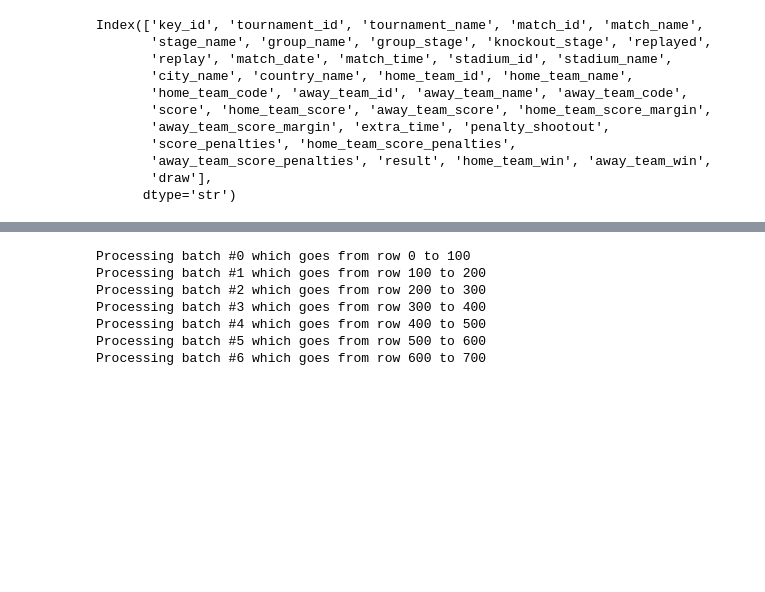
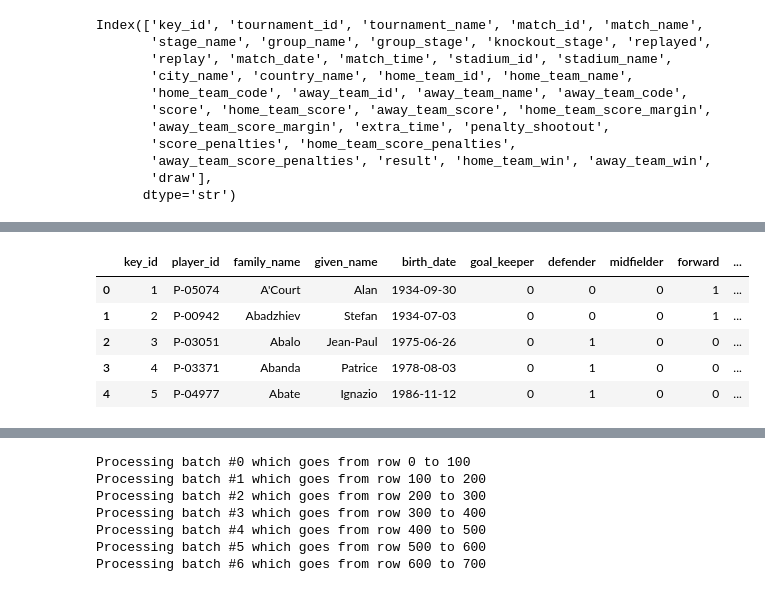
Before and after one commit to romannjoroge/AIEngineering, a Jupyter notebook: Projects/FIFACompetition/generate_training_data.ipynb, the cells around one changed output, grey strips where cells are left out. Cells and saved outputs as stored; diff of their text form; code cells hidden in the pictures; blank space fills up the shorter version.

```diff
--- a/Projects/FIFACompetition/generate_training_data.ipynb
+++ b/Projects/FIFACompetition/generate_training_data.ipynb
@@ -95,0 +140,10 @@ matches_later_1970.shape
+# %%
+players = pd.read_csv('players.csv')
+players.head()
+# %% [output]
+|  | key_id | player_id | family_name | given_name | birth_date | goal_keeper | defender | midfielder | forward | ... |
+| 0 | 1 | P-05074 | A'Court | Alan | 1934-09-30 | 0 | 0 | 0 | 1 | ... |
+| 1 | 2 | P-00942 | Abadzhiev | Stefan | 1934-07-03 | 0 | 0 | 0 | 1 | ... |
+| 2 | 3 | P-03051 | Abalo | Jean-Paul | 1975-06-26 | 0 | 1 | 0 | 0 | ... |
+| 3 | 4 | P-03371 | Abanda | Patrice | 1978-08-03 | 0 | 1 | 0 | 0 | ... |
+| 4 | 5 | P-04977 | Abate | Ignazio | 1986-11-12 | 0 | 1 | 0 | 0 | ... |
```
Also changed, not shown: parts of 14 cells of this notebook, 4 other files.
